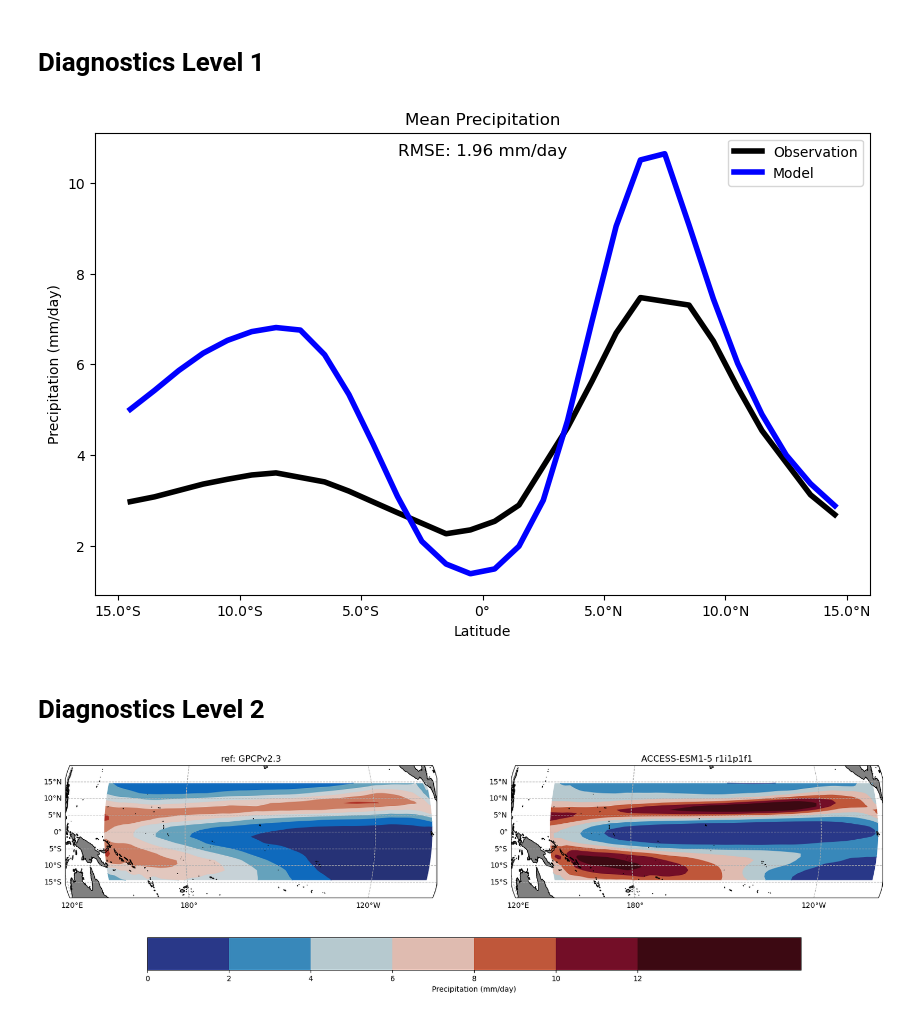
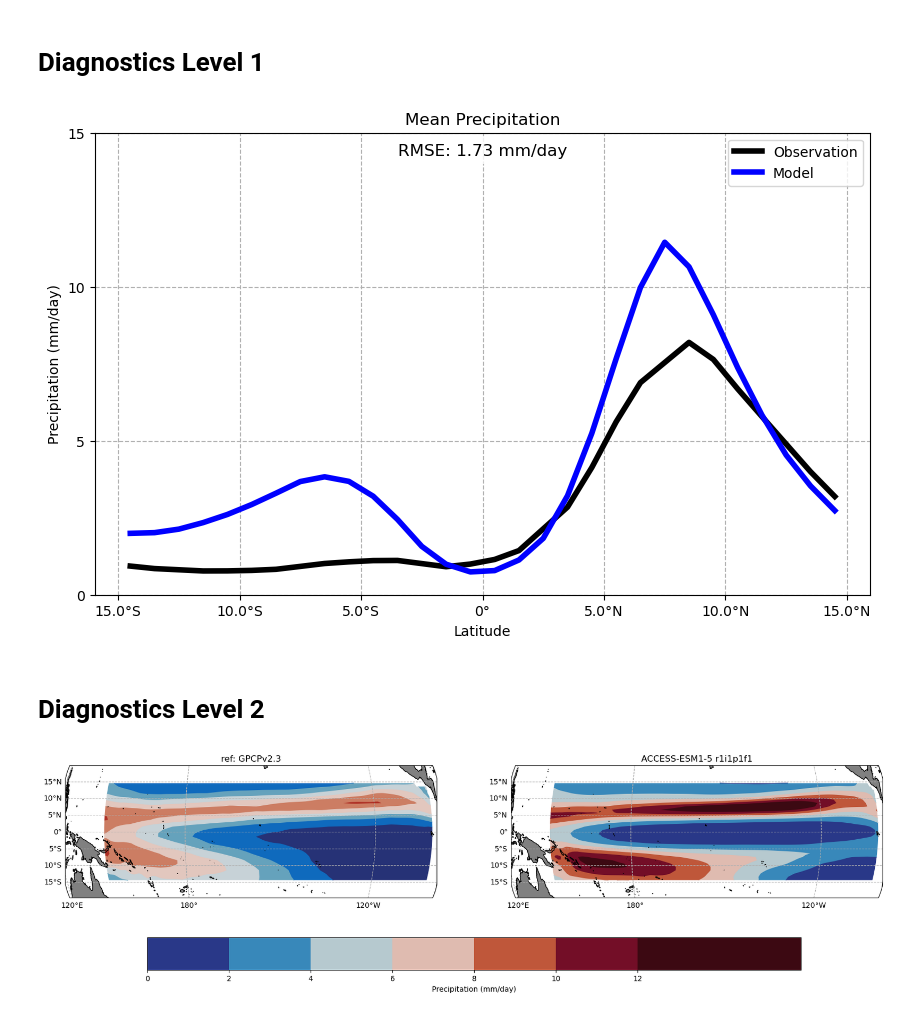
Before and after one commit to ACCESS-NRI/ENSO_recipes, a Jupyter notebook: Double_ITCZ_bias.ipynb, the cells around one changed output. Drawn from its saved outputs; the diff is of its cells as text; code cells hidden in the pictures.

```diff
--- a/Double_ITCZ_bias.ipynb
+++ b/Double_ITCZ_bias.ipynb
@@ -34,7 +34,7 @@ model_datasets = {
     mip="Amon",
     exp="historical",
     ensemble="r1i1p1f1",
-    timerange="19790101/20190101",
+    timerange="18500101/20150101",
     dataset="ACCESS-ESM1-5",
     grid="gn"
 )}
@@ -47,16 +47,17 @@ obs_datasets = {
     mip="Amon",
     project='OBS',
     type='atmos',
+    timerange="19790101/20190101",
     tier=2),
-"ERA-Interim":
-    Dataset(
-    short_name='pr',
-    dataset='ERA-Interim',
-    mip="Amon",
-    project='OBS6',
-    type='reanaly',
-    timerange="19790101/20190101",
-    tier=3)
+# "ERA-Interim":
+#     Dataset(
+#     short_name='pr',
+#     dataset='ERA-Interim',
+#     mip="Amon",
+#     project='OBS6',
+#     type='reanaly',
+#     timerange="19790101/20190101",
+#     tier=3)
 }
 # %%
 model_datasets = {name: dataset.load() for name, dataset in model_datasets.items()}
@@ -71,26 +73,30 @@ from esmvalcore.preprocessor import axis_statistics
 # %%
 def preproc1(cube):
     nino3_latext_region = {"start_longitude": 150., "end_longitude": 270., "start_latitude": -15., "end_latitude": 15.}
+    cube = mask_landsea(cube, mask_out="land")
+
+    cube = climate_statistics(cube, operator="mean", period="full")
+    cube = convert_units(cube, units="mm/day")
     cube = regrid(cube, target_grid="1x1", scheme="linear")
     cube = extract_region(cube, **nino3_latext_region)
-    cube = climate_statistics(cube, operator="mean", period="full")
-    cube = convert_units(cube, units="mm/day")
     return cube
 
 def preproc2(cube):
-    nino3_latext_region = {"start_longitude": 150., "end_longitude": 270., "start_latitude": -15., "end_latitude": 15.}
+    nino3_latext_region = {"start_longitude": 210., "end_longitude": 270., "start_latitude": -15., "end_latitude": 15.}
+    cube = convert_units(cube, units="mm/day")
+    cube = mask_landsea(cube, mask_out="land")
+    cube = climate_statistics(cube, operator="mean", period="full")
     cube = regrid(cube, target_grid="1x1", scheme="linear")
     cube = extract_region(cube, **nino3_latext_region)
-    cube = climate_statistics(cube, operator="mean", period="full")
     cube = axis_statistics(cube, operator="mean", axis="x")
-    cube = convert_units(cube, units="mm/day")
+
     return cube
 # %%
 model_datasets_prep1 = {name: preproc1(dataset) for name, dataset in model_datasets.items()}
-obs_datasets_prep1 = {name: prepoc1(dataset) for name, dataset in obs_datasets.items()}
+obs_datasets_prep1 = {name: preproc1(dataset) for name, dataset in obs_datasets.items()}
 
 model_datasets_prep2 = {name: preproc2(dataset) for name, dataset in model_datasets.items()}
-obs_datasets_prep2 = {name: prepoc2(dataset) for name, dataset in obs_datasets.items()}
+obs_datasets_prep2 = {name: preproc2(dataset) for name, dataset in obs_datasets.items()}
 # %% [markdown]
 # Diagnostics Level 1
 # %%
@@ -112,34 +118,37 @@ plt.figure(figsize=(10, 6))
 
 obs_data = obs_datasets_prep2["GPCP-SG"]
 model_data = model_datasets_prep2["ACCESS-ESM1-5"]
 
 # Plot observation data in black
 qplt.plot(obs_data, color='black', label='Observation', linewidth=4)
 
 # Plot model data in blue
 qplt.plot(model_data, color='blue', label='Model', linewidth=4)
 
 rmse = np.sqrt(np.mean((obs_data.data - model_data.data) ** 2))
 
 # Adding labels and title
 plt.xlabel('Latitude')
 plt.ylabel('Precipitation (mm/day)')
 plt.title('Mean Precipitation')
+plt.grid(linestyle='--')
+plt.yticks(np.arange(0,16, step=5))
+
 
 # Adding RMSE text on top of the plot
 plt.text(0.5, 0.95, f'RMSE: {rmse:.2f} mm/day', fontsize=12, ha='center', transform=plt.gca().transAxes,
          bbox=dict(facecolor='white', alpha=0.8, edgecolor='none'))
 
 # Setting custom x-axis formatter
 plt.gca().xaxis.set_major_formatter(plt.FuncFormatter(format_latitude))
 
 # Adding a legend
 plt.legend()
 
 # Display the plot
 plt.show()
 # %% [output]
-[figure, old version]
+[figure, new version]
 # %% [markdown]
 # Diagnostics Level 2
 # %%
@@ -199,11 +208,11 @@ gl2.top_labels = False
 gl2.right_labels = False
 
 # Add a single colorbar at the bottom
-cbar = fig.colorbar(cf2, ax=[ax1, ax2], orientation='horizontal', pad=0.15, shrink=0.8)
+cbar = fig.colorbar(cf2, ax=[ax1, ax2], orientation='horizontal', extend='both', pad=0.15, shrink=0.8)
 cbar.set_label('Precipitation (mm/day)')
 cbar.set_ticks(np.arange(0, 13, 2))  # Set ticks at intervals of 2 mm
 
 plt.subplots_adjust(bottom=0.3)  # Further adjust bottom margin to fit the colorbar
 plt.show()
 # %% [output]
-[figure, old version]
+[figure, new version]
```
Also changed, not shown: parts of 1 cell of this notebook.
